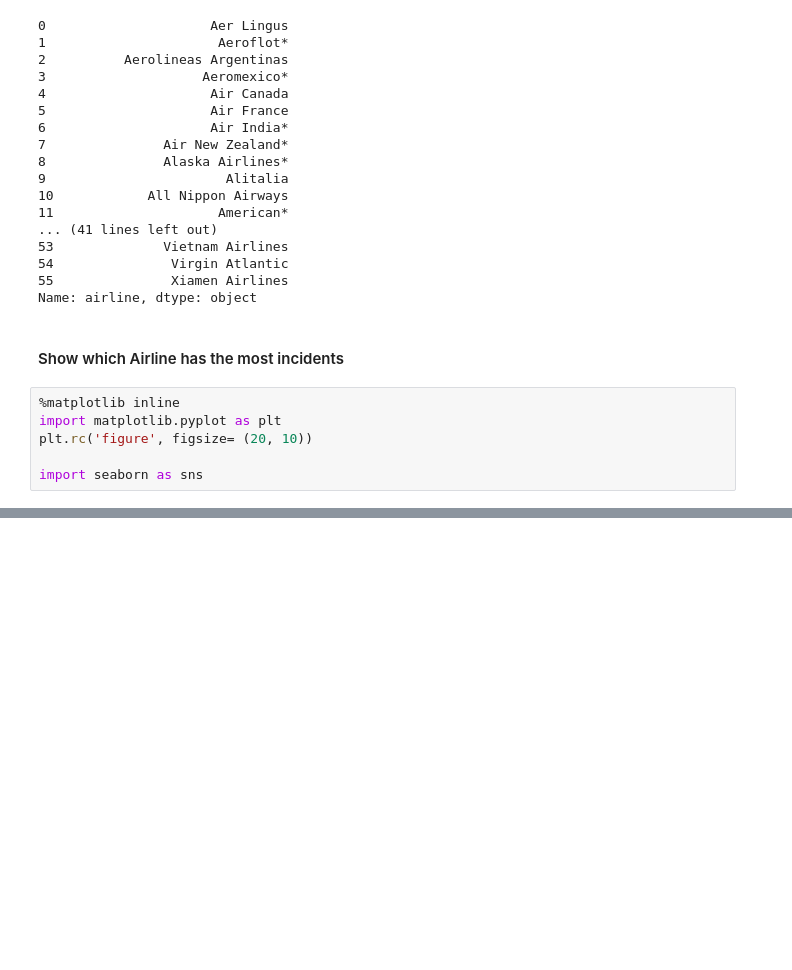
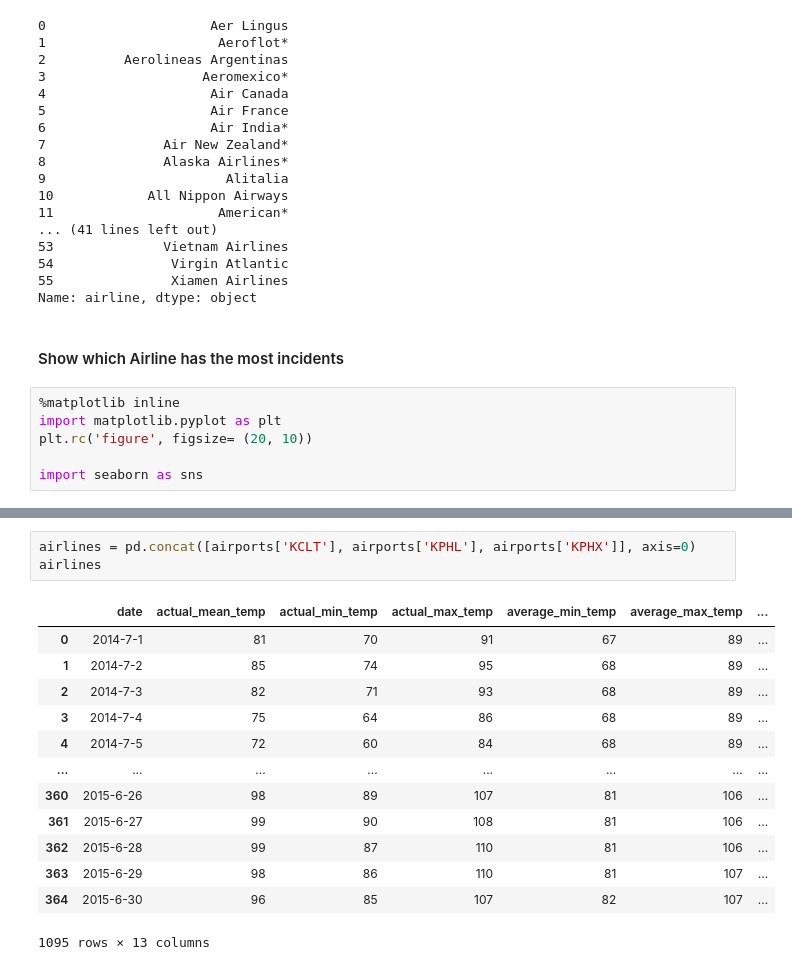
Before and after one commit to mrcl-crz/Airline-Safety-on-Bad-Weather, a Jupyter notebook: Airline Safety on Bad Weather.ipynb, the cells around one changed output, grey strips where cells are left out. Drawn from its saved outputs; the diff is of its cells as text; blank space fills up the shorter version.

```diff
--- a/Airline Safety on Bad Weather.ipynb
+++ b/Airline Safety on Bad Weather.ipynb
@@ -151,0 +203,17 @@ plt.show()
+# %%
+airlines = pd.concat([airports['KCLT'], airports['KPHL'], airports['KPHX']], axis=0)
+airlines
+# %% [output]
+|  | date | actual_mean_temp | actual_min_temp | actual_max_temp | average_min_temp | average_max_temp | ... |
+| 0 | 2014-7-1 | 81 | 70 | 91 | 67 | 89 | ... |
+| 1 | 2014-7-2 | 85 | 74 | 95 | 68 | 89 | ... |
+| 2 | 2014-7-3 | 82 | 71 | 93 | 68 | 89 | ... |
+| 3 | 2014-7-4 | 75 | 64 | 86 | 68 | 89 | ... |
+| 4 | 2014-7-5 | 72 | 60 | 84 | 68 | 89 | ... |
+| ... | ... | ... | ... | ... | ... | ... | ... |
+| 360 | 2015-6-26 | 98 | 89 | 107 | 81 | 106 | ... |
+| 361 | 2015-6-27 | 99 | 90 | 108 | 81 | 106 | ... |
+| 362 | 2015-6-28 | 99 | 87 | 110 | 81 | 106 | ... |
+| 363 | 2015-6-29 | 98 | 86 | 110 | 81 | 107 | ... |
+| 364 | 2015-6-30 | 96 | 85 | 107 | 82 | 107 | ... |
+1095 rows × 13 columns
```
Also changed, not shown: parts of 12 cells of this notebook.
